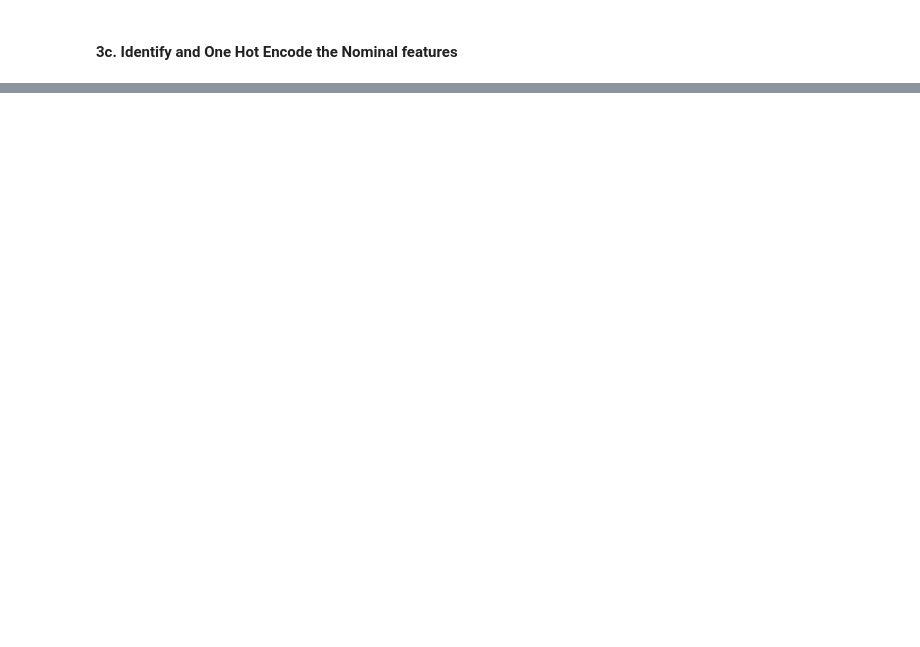
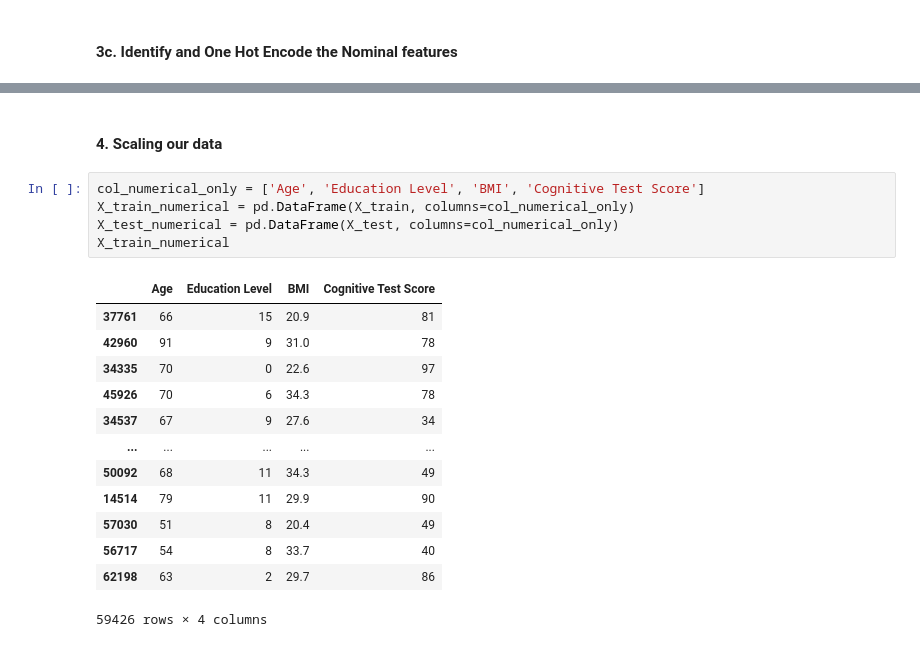
Before and after one commit to el337-Eric-Liu/DS644-102-Eric-Liu, a Jupyter notebook: DS644 - Alzheimer Prediction - Eric Liu.ipynb, the cells around one changed output, grey strips where cells are left out. Drawn from its saved outputs; the diff is of its cells as text; blank space fills up the shorter version.

Commit message:
OneHotEncoding and Scaling Completed
OneHotEncoding and Scaling Completed

```diff
--- a/DS644 - Alzheimer Prediction - Eric Liu.ipynb
+++ b/DS644 - Alzheimer Prediction - Eric Liu.ipynb
@@ -173,0 +206,21 @@ df
+# %% [markdown]
+#### **4. Scaling our data**
+# %%
+col_numerical_only = ['Age', 'Education Level', 'BMI', 'Cognitive Test Score']
+X_train_numerical = pd.DataFrame(X_train, columns=col_numerical_only)
+X_test_numerical = pd.DataFrame(X_test, columns=col_numerical_only)
+X_train_numerical
+# %% [output]
+|  | Age | Education Level | BMI | Cognitive Test Score |
+| 37761 | 66 | 15 | 20.9 | 81 |
+| 42960 | 91 | 9 | 31.0 | 78 |
+| 34335 | 70 | 0 | 22.6 | 97 |
+| 45926 | 70 | 6 | 34.3 | 78 |
+| 34537 | 67 | 9 | 27.6 | 34 |
+| ... | ... | ... | ... | ... |
+| 50092 | 68 | 11 | 34.3 | 49 |
+| 14514 | 79 | 11 | 29.9 | 90 |
+| 57030 | 51 | 8 | 20.4 | 49 |
+| 56717 | 54 | 8 | 33.7 | 40 |
+| 62198 | 63 | 2 | 29.7 | 86 |
+59426 rows × 4 columns
```
Also changed, not shown: parts of 13 cells of this notebook.
